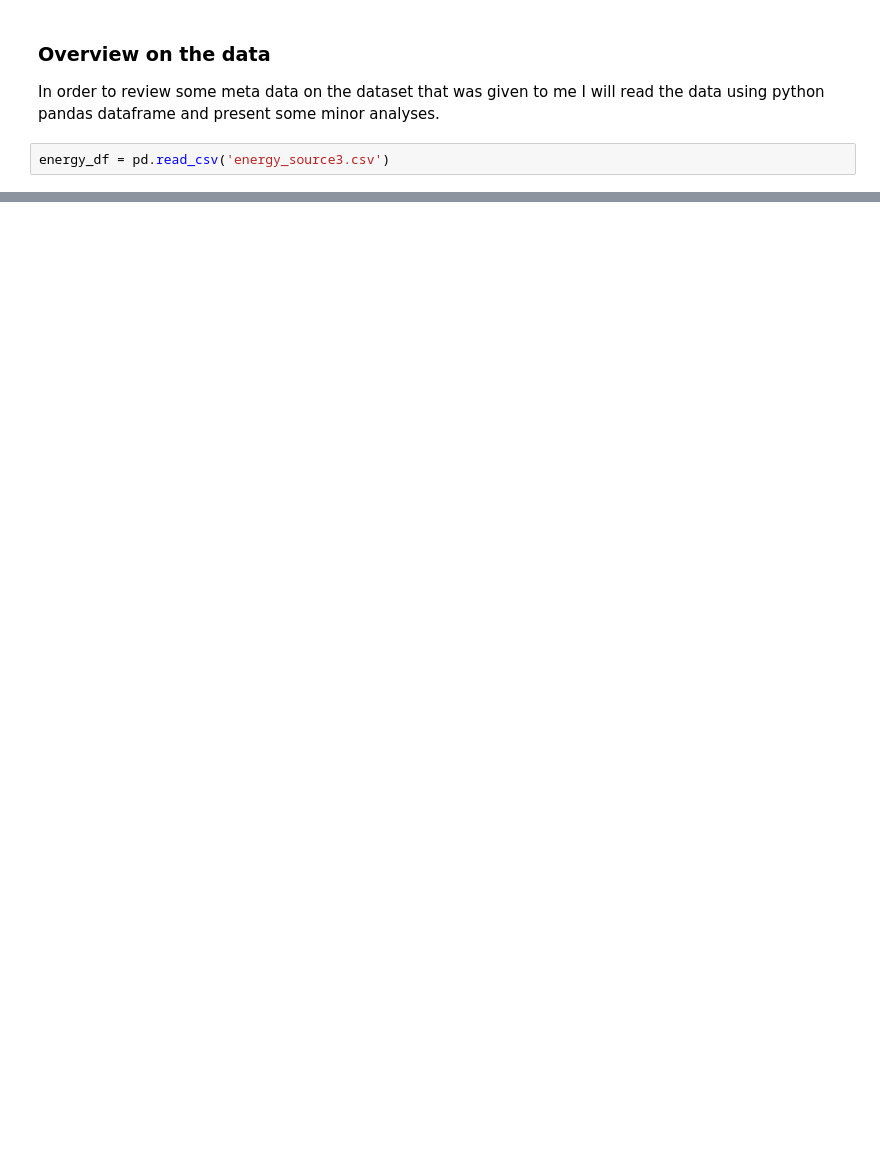
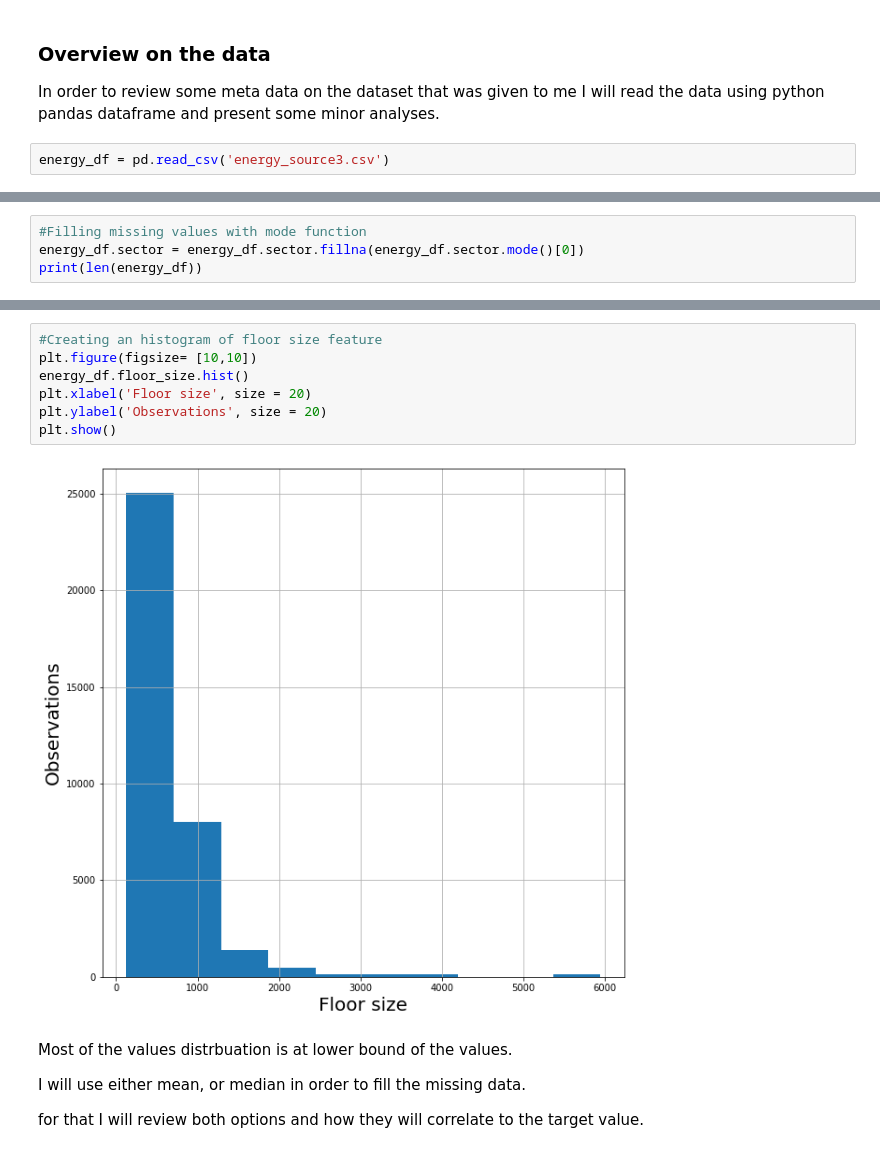
Before and after one commit to itamar27/Python-final-project, a Jupyter notebook: energy.ipynb, the cells around one changed output, grey strips where cells are left out. Saved outputs shown, nothing was run; the diff lists cells and outputs as text; blank space fills up the shorter version.

```diff
--- a/energy.ipynb
+++ b/energy.ipynb
@@ -125,0 +244,4 @@ In the next chapter I will review other features that are candidte of having 'ga
+# %%
+#Filling missing values with mode function
+energy_df.sector = energy_df.sector.fillna(energy_df.sector.mode()[0])
+print(len(energy_df))
@@ -125,0 +258,16 @@ In the next chapter I will review other features that are candidte of having 'ga
+# %%
+#Creating an histogram of floor size feature
+plt.figure(figsize= [10,10])
+energy_df.floor_size.hist()
+plt.xlabel('Floor size', size = 20)
+plt.ylabel('Observations', size = 20)
+plt.show()
+# %% [output]
+[figure, added]
+# %% [markdown]
+Most of the values distrbuation is at lower bound of the values.
+
+
+I will use either mean, or median in order to fill the missing data.
+
+for that I will review both options and how they will correlate to the target value.
```
Also changed, not shown: parts of 22 cells of this notebook.
